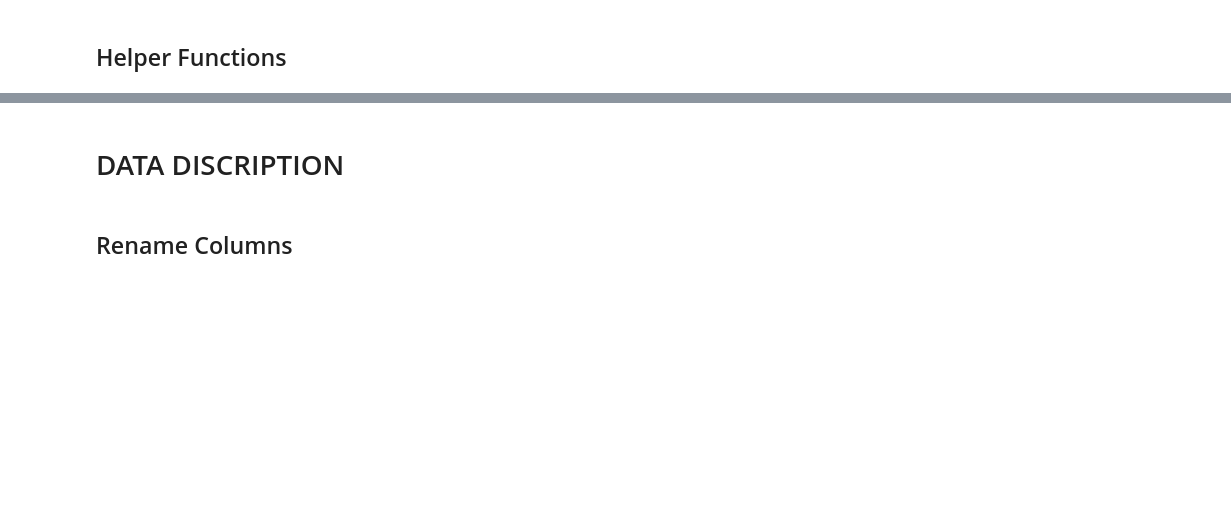
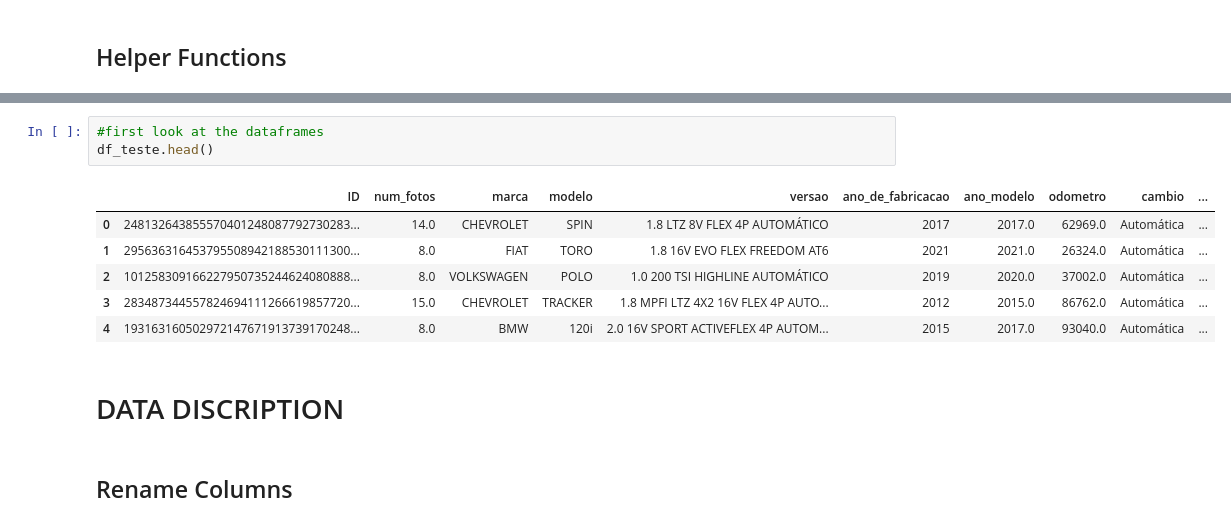
Before and after one commit to marxcerqueira/hackday-cds-time1, a Jupyter notebook: notebook/hackday-cds-time1.ipynb, the cells around one changed output, grey strips where cells are left out. Drawn from its saved outputs; the diff is of its cells as text; blank space fills up the shorter version.

```diff
--- a/notebook/hackday-cds-time1.ipynb
+++ b/notebook/hackday-cds-time1.ipynb
@@ -111,3 +141,13 @@ NameError: name 'HTML' is not defined
+# %%
+#first look at the dataframes
+df_teste.head()
+# %% [output]
+|  | ID | num_fotos | marca | modelo | versao | ano_de_fabricacao | ano_modelo | odometro | cambio | ... |
+| 0 | 248132643855570401248087792730283... | 14.0 | CHEVROLET | SPIN | 1.8 LTZ 8V FLEX 4P AUTOMÁTICO | 2017 | 2017.0 | 62969.0 | Automática | ... |
+| 1 | 295636316453795508942188530111300... | 8.0 | FIAT | TORO | 1.8 16V EVO FLEX FREEDOM AT6 | 2021 | 2021.0 | 26324.0 | Automática | ... |
+| 2 | 101258309166227950735244624080888... | 8.0 | VOLKSWAGEN | POLO | 1.0 200 TSI HIGHLINE AUTOMÁTICO | 2019 | 2020.0 | 37002.0 | Automática | ... |
+| 3 | 283487344557824694111266619857720... | 15.0 | CHEVROLET | TRACKER | 1.8 MPFI LTZ 4X2 16V FLEX 4P AUTO... | 2012 | 2015.0 | 86762.0 | Automática | ... |
+| 4 | 193163160502972147671913739170248... | 8.0 | BMW | 120i | 2.0 16V SPORT ACTIVEFLEX 4P AUTOM... | 2015 | 2017.0 | 93040.0 | Automática | ... |
 # %% [markdown]
 # DATA DISCRIPTION
 # %% [markdown]
```
Also changed, not shown: parts of 7 cells of this notebook, 3 other files.
